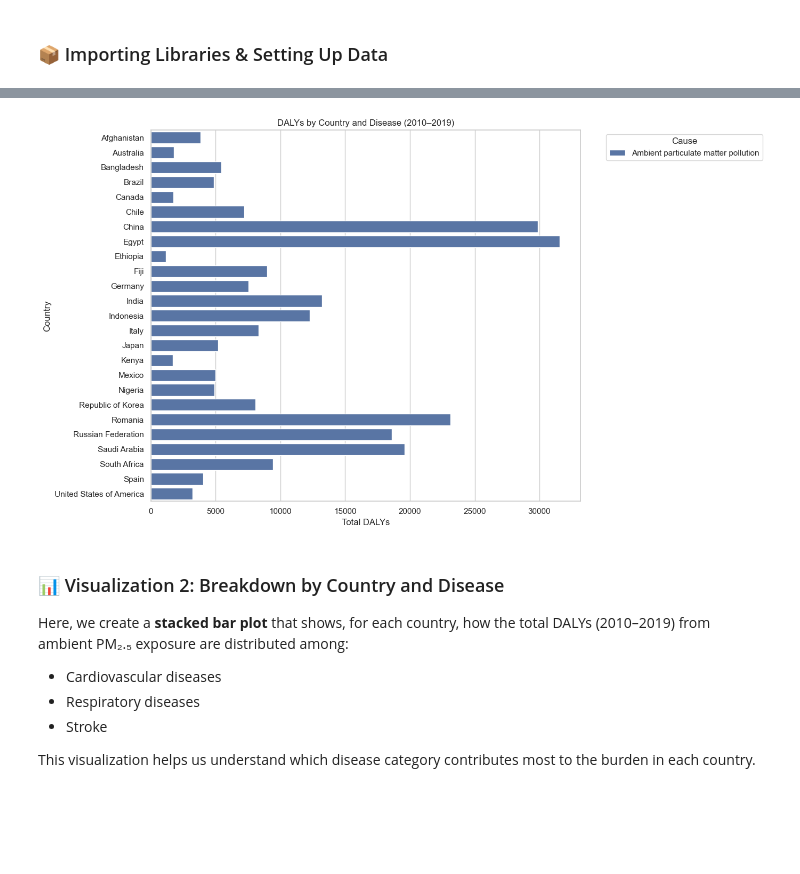
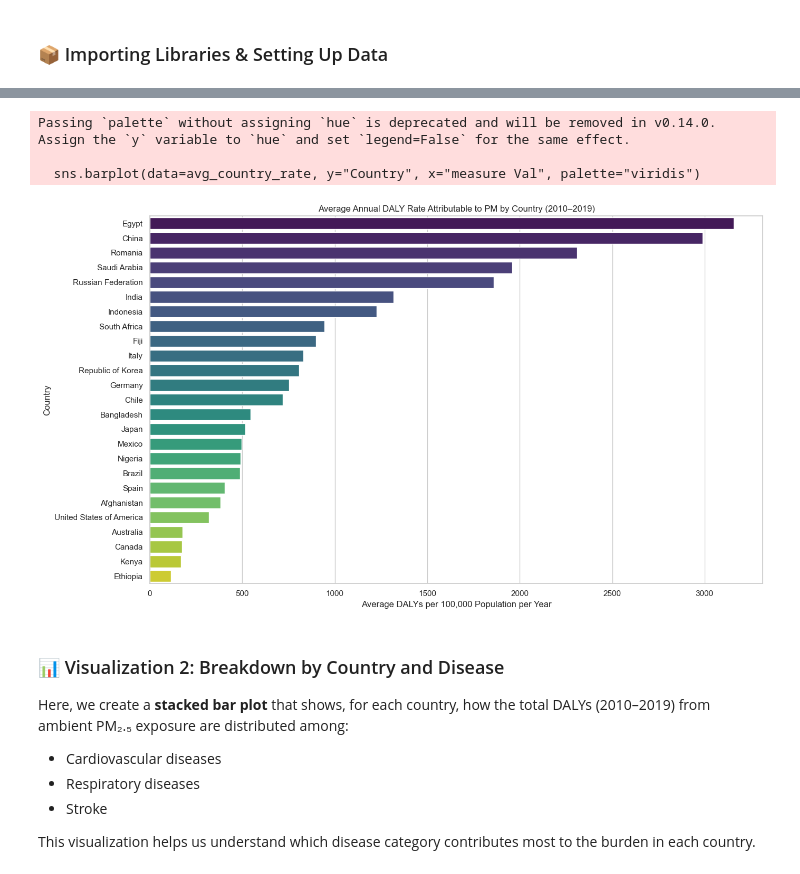
Before and after one commit to ibrahim-sisar/ET6-CDSP-group-09-repo, a Jupyter notebook: 3_data_exploration/explore_health_burdens.ipynb, the cells around one changed output, grey strips where cells are left out. Drawn from its saved outputs; the diff is of its cells as text; code cells hidden in the pictures; blank space fills up the shorter version.

Commit message:
fix daly calculations

```diff
--- a/3_data_exploration/explore_health_burdens.ipynb
+++ b/3_data_exploration/explore_health_burdens.ipynb
@@ -38,23 +40,33 @@ It’s a comparative view to see the scale and pattern of disease burden.
 # %%
-country_cause = (
-    daly_df.groupby(["Country", "Risk-Exposure-Impact"])["measure Val"]
-    .sum()
+# filter only for DALY rates (per 100,000 people)
+daly_rate_df = daly_df[daly_df["metric"] == "Rate"]
+
+yearly_country_rate = (
+    daly_rate_df.groupby(["Country", "Year"])["measure Val"].sum().reset_index()
+)
+
+# average over years to get a single value per country
+avg_country_rate = (
+    yearly_country_rate.groupby("Country")["measure Val"]
+    .mean()
     .reset_index()
+    .sort_values("measure Val", ascending=False)
 )
 
 plt.figure(figsize=(14, 8))
-sns.barplot(
-    data=country_cause, y="Country", x="measure Val", hue="Risk-Exposure-Impact"
-)
-plt.title("DALYs by Country and Disease (2010–2019)")
-plt.xlabel("Total DALYs")
+sns.barplot(data=avg_country_rate, y="Country", x="measure Val", palette="viridis")
+
+plt.title("Average Annual DALY Rate Attributable to PM by Country (2010–2019)")
+plt.xlabel("Average DALYs per 100,000 Population per Year")
 plt.ylabel("Country")
-plt.legend(title="Cause", bbox_to_anchor=(1.05, 1), loc="upper left")
 plt.tight_layout()
-plt.savefig("total_daly_by_country.png", dpi=300)
+plt.savefig("figures/avg_pm_daly_by_country.png", dpi=300)
 plt.show()
 # %% [output]
+Passing `palette` without assigning `hue` is deprecated and will be removed in v0.14.0. Assign the `y` variable to `hue` and set `legend=False` for the same effect.
+
+  sns.barplot(data=avg_country_rate, y="Country", x="measure Val", palette="viridis")
-[figure, old version]
+[figure, new version]
 # %% [markdown]
 ### 📊 Visualization 2: Breakdown by Country and Disease
 
```
Also changed, not shown: parts of 4 cells of this notebook, 5 other files.
